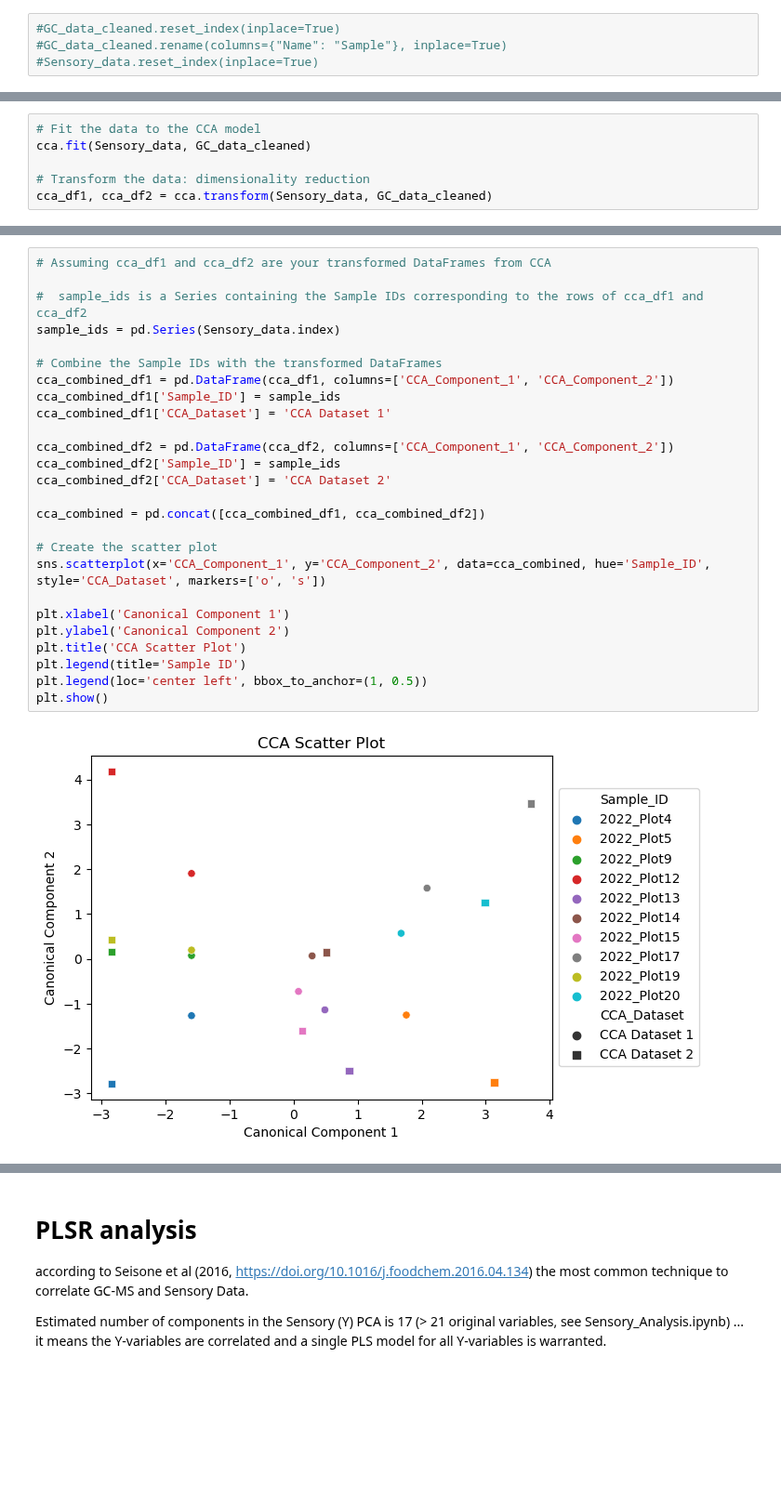
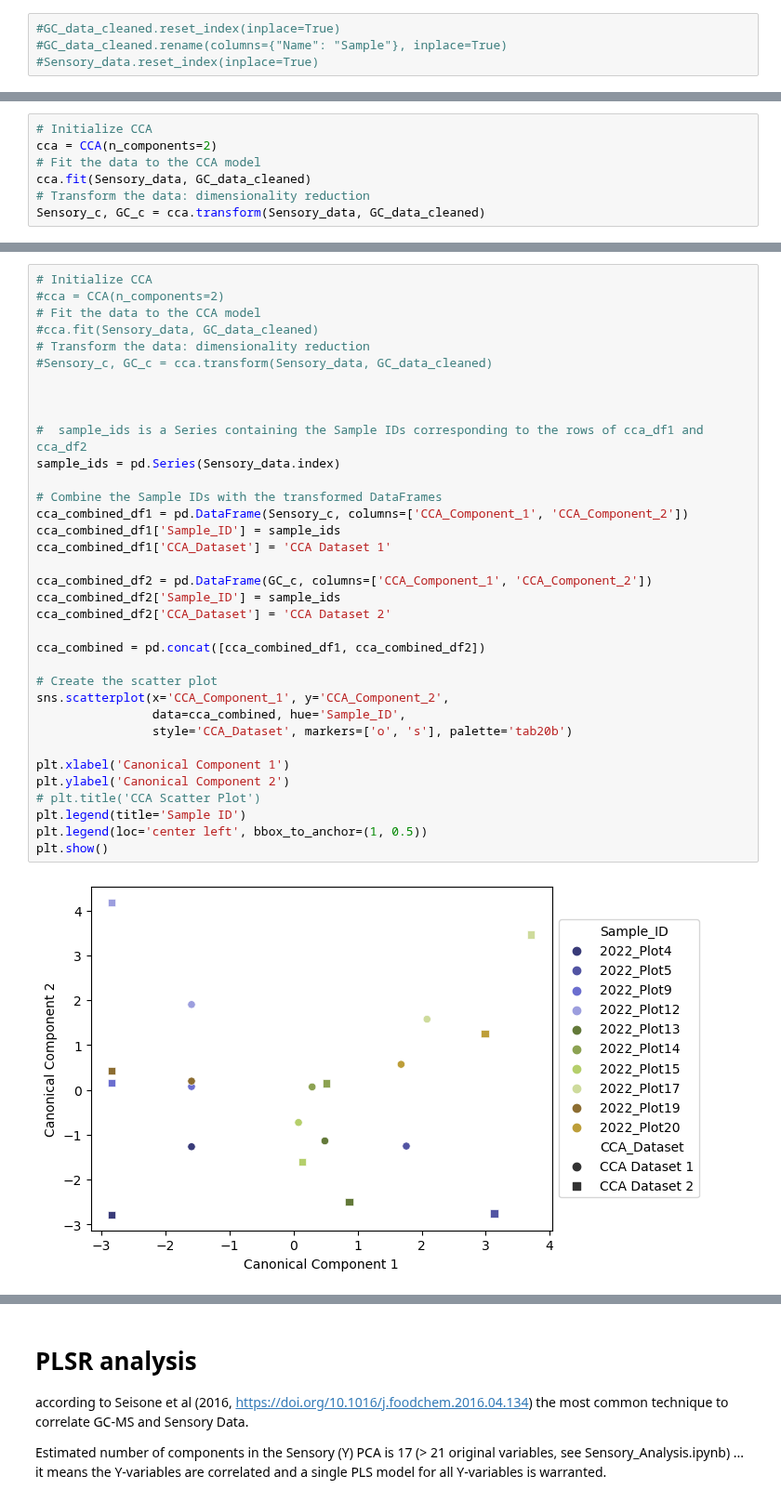
Before and after one commit to bokulich-publications/microterroir, a Jupyter notebook: Correlate_GC_Sensory.ipynb, the cells around one changed output, grey strips where cells are left out. Shown at 93% size. Drawn from its saved outputs; the diff is of its cells as text; blank space fills up the shorter version.

```diff
--- a/Correlate_GC_Sensory.ipynb
+++ b/Correlate_GC_Sensory.ipynb
@@ -75,6 +80,7 @@ cca = CCA(n_components=2)
 # %%
+# Initialize CCA
+cca = CCA(n_components=2)
 # Fit the data to the CCA model
 cca.fit(Sensory_data, GC_data_cleaned)
-
 # Transform the data: dimensionality reduction
-cca_df1, cca_df2 = cca.transform(Sensory_data, GC_data_cleaned)
+Sensory_c, GC_c = cca.transform(Sensory_data, GC_data_cleaned)
@@ -83,28 +140,37 @@ cca_df1, cca_df2 = cca.transform(Sensory_data, GC_data_cleaned)
 # %%
-# Assuming cca_df1 and cca_df2 are your transformed DataFrames from CCA
+# Initialize CCA
+#cca = CCA(n_components=2)
+# Fit the data to the CCA model
+#cca.fit(Sensory_data, GC_data_cleaned)
+# Transform the data: dimensionality reduction
+#Sensory_c, GC_c = cca.transform(Sensory_data, GC_data_cleaned)
+
+
 
 #  sample_ids is a Series containing the Sample IDs corresponding to the rows of cca_df1 and cca_df2
 sample_ids = pd.Series(Sensory_data.index)
 
 # Combine the Sample IDs with the transformed DataFrames
-cca_combined_df1 = pd.DataFrame(cca_df1, columns=['CCA_Component_1', 'CCA_Component_2'])
+cca_combined_df1 = pd.DataFrame(Sensory_c, columns=['CCA_Component_1', 'CCA_Component_2'])
 cca_combined_df1['Sample_ID'] = sample_ids
 cca_combined_df1['CCA_Dataset'] = 'CCA Dataset 1'
 
-cca_combined_df2 = pd.DataFrame(cca_df2, columns=['CCA_Component_1', 'CCA_Component_2'])
+cca_combined_df2 = pd.DataFrame(GC_c, columns=['CCA_Component_1', 'CCA_Component_2'])
 cca_combined_df2['Sample_ID'] = sample_ids
 cca_combined_df2['CCA_Dataset'] = 'CCA Dataset 2'
 
 cca_combined = pd.concat([cca_combined_df1, cca_combined_df2])
 
 # Create the scatter plot
-sns.scatterplot(x='CCA_Component_1', y='CCA_Component_2', data=cca_combined, hue='Sample_ID', style='CCA_Dataset', markers=['o', 's'])
+sns.scatterplot(x='CCA_Component_1', y='CCA_Component_2',
+                data=cca_combined, hue='Sample_ID',
+                style='CCA_Dataset', markers=['o', 's'], palette='tab20b')
 
 plt.xlabel('Canonical Component 1')
 plt.ylabel('Canonical Component 2')
-plt.title('CCA Scatter Plot')
+# plt.title('CCA Scatter Plot')
 plt.legend(title='Sample ID')
 plt.legend(loc='center left', bbox_to_anchor=(1, 0.5))
 plt.show()
 # %% [output]
-[figure, old version]
+[figure, new version]
```
Also changed, not shown: parts of 44 cells of this notebook, 1 other file.
